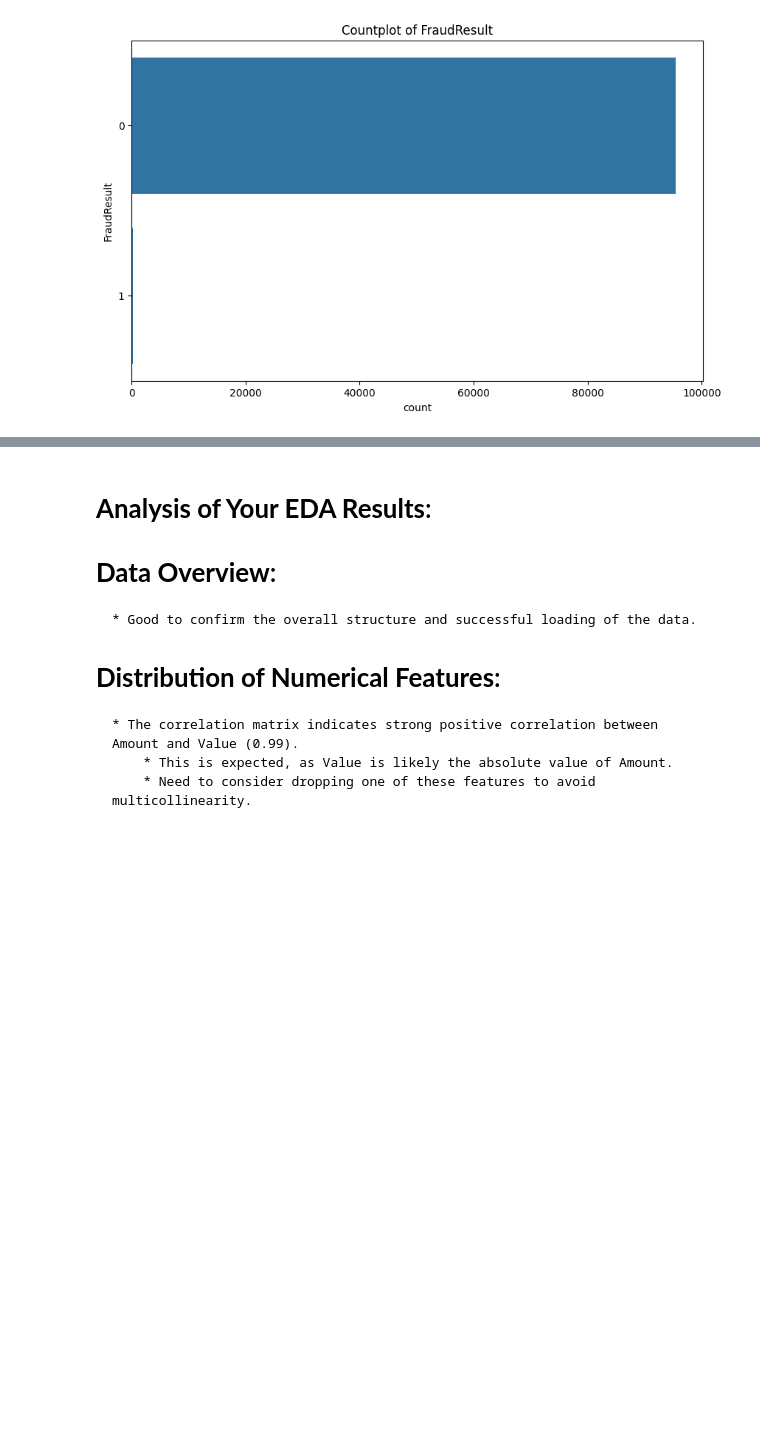
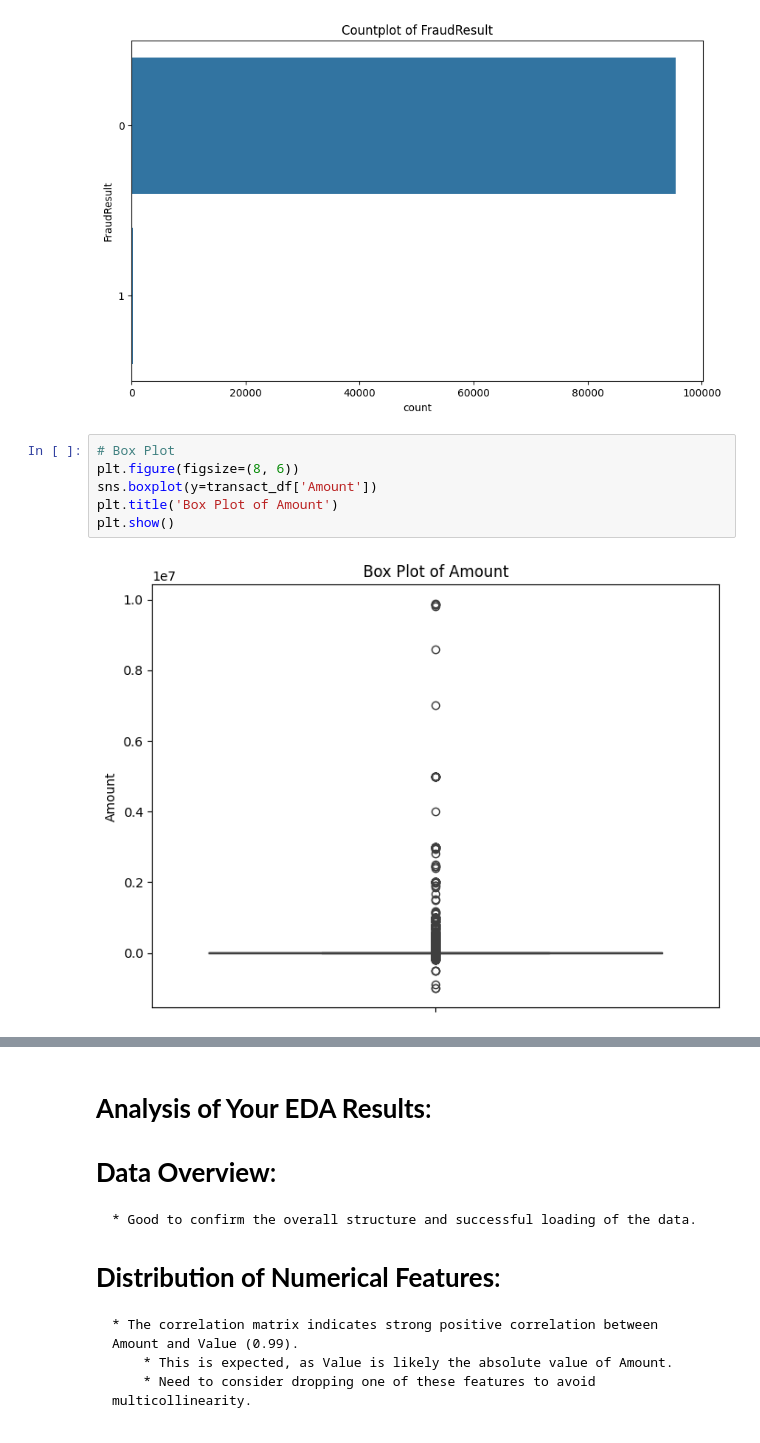
Before and after one commit to eyor23/BatiBank_SmartCredit, a Jupyter notebook: notebooks/eda.ipynb, the cells around one changed output, grey strips where cells are left out. Saved outputs shown, nothing was run; the diff lists cells and outputs as text; blank space fills up the shorter version.

```diff
--- a/notebooks/eda.ipynb
+++ b/notebooks/eda.ipynb
@@ -115,3 +104,11 @@ for col in categorical_features:
 [figure]
 [figure]
 [figure]
+# %%
+# Box Plot
+plt.figure(figsize=(8, 6))
+sns.boxplot(y=transact_df['Amount'])
+plt.title('Box Plot of Amount')
+plt.show()
+# %% [output]
+[figure, added]
```
Also changed, not shown: parts of 19 cells of this notebook.
